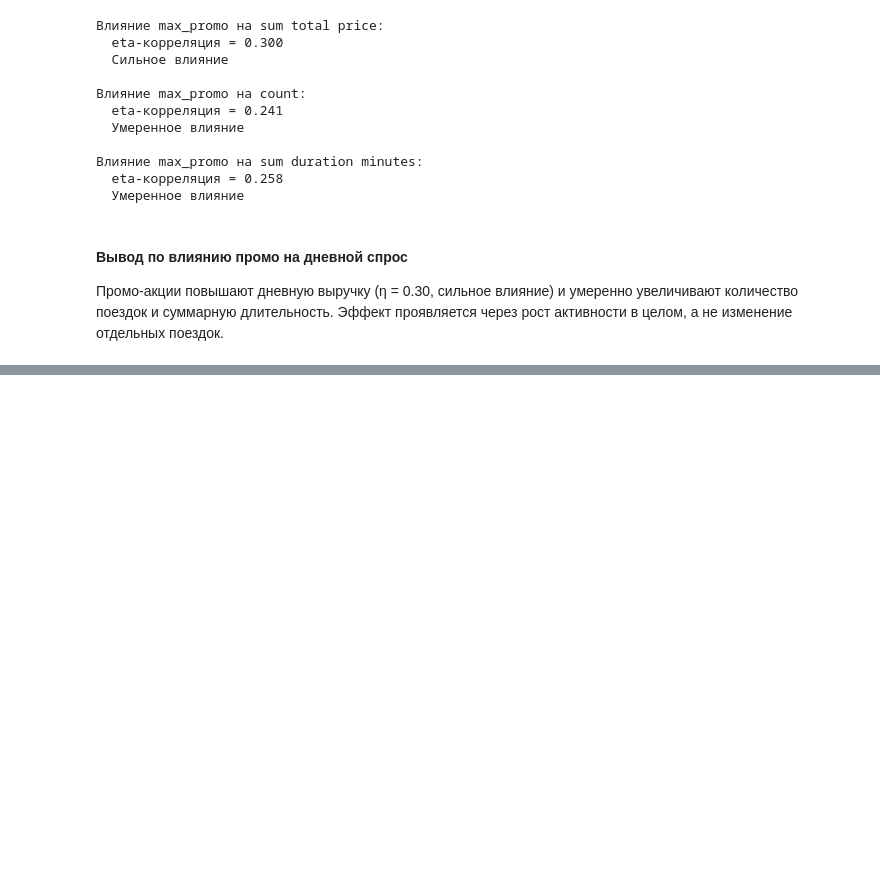
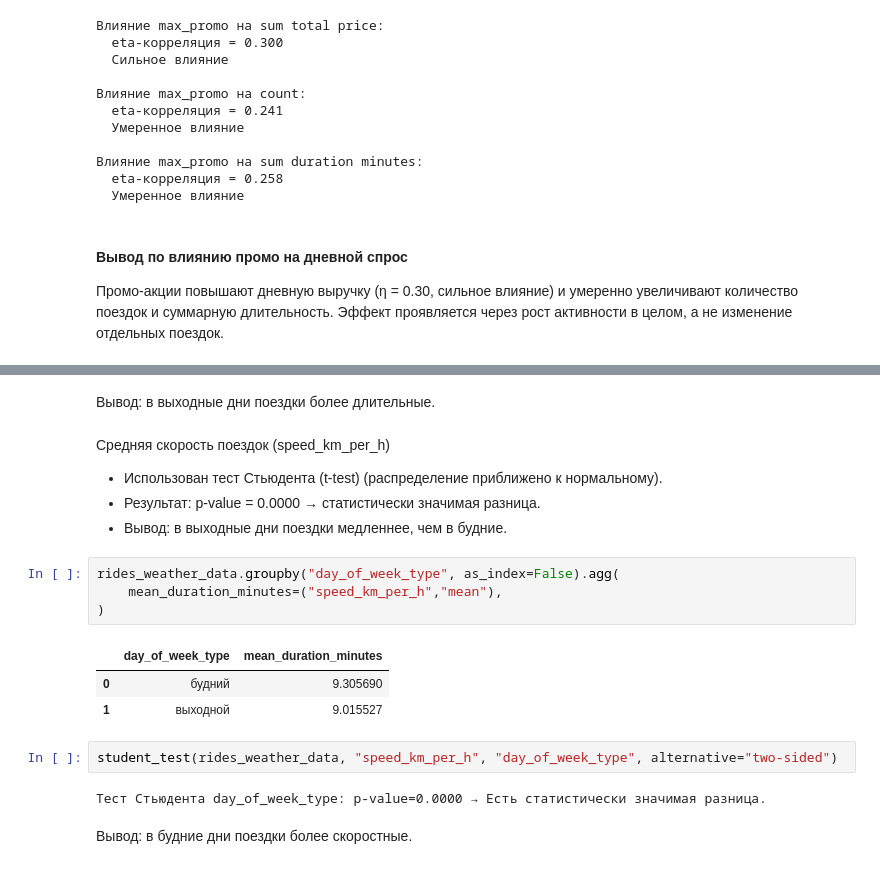
Before and after one commit to fIIame/scooter_sharing_analysis, a Jupyter notebook: notebooks/EDA.ipynb, the cells around one changed output, grey strips where cells are left out. Saved outputs shown, nothing was run; the diff lists cells and outputs as text; blank space fills up the shorter version.

```diff
--- a/notebooks/EDA.ipynb
+++ b/notebooks/EDA.ipynb
@@ -645,0 +671,21 @@ print_eta_correlation_overview(daily_summary, "day_of_week_type", metrics, get_e
+# %% [markdown]
+Вывод: в выходные дни поездки более длительные.
+# %% [markdown]
+Средняя скорость поездок (speed_km_per_h)
+* Использован тест Стьюдента (t-test) (распределение приближено к нормальному).
+* Результат: p-value = 0.0000 → статистически значимая разница.
+* Вывод: в выходные дни поездки медленнее, чем в будние.
+# %%
+rides_weather_data.groupby("day_of_week_type", as_index=False).agg(
+    mean_duration_minutes=("speed_km_per_h","mean"),
+)
+# %% [output]
+|  | day_of_week_type | mean_duration_minutes |
+| 0 | будний | 9.305690 |
+| 1 | выходной | 9.015527 |
+# %%
+student_test(rides_weather_data, "speed_km_per_h", "day_of_week_type", alternative="two-sided")
+# %% [output]
+Тест Стьюдента day_of_week_type: p-value=0.0000 → Есть статистически значимая разница.
+# %% [markdown]
+Вывод: в будние дни поездки более скоростные.
```
Also changed, not shown: parts of 29 cells of this notebook, 2 other files.
